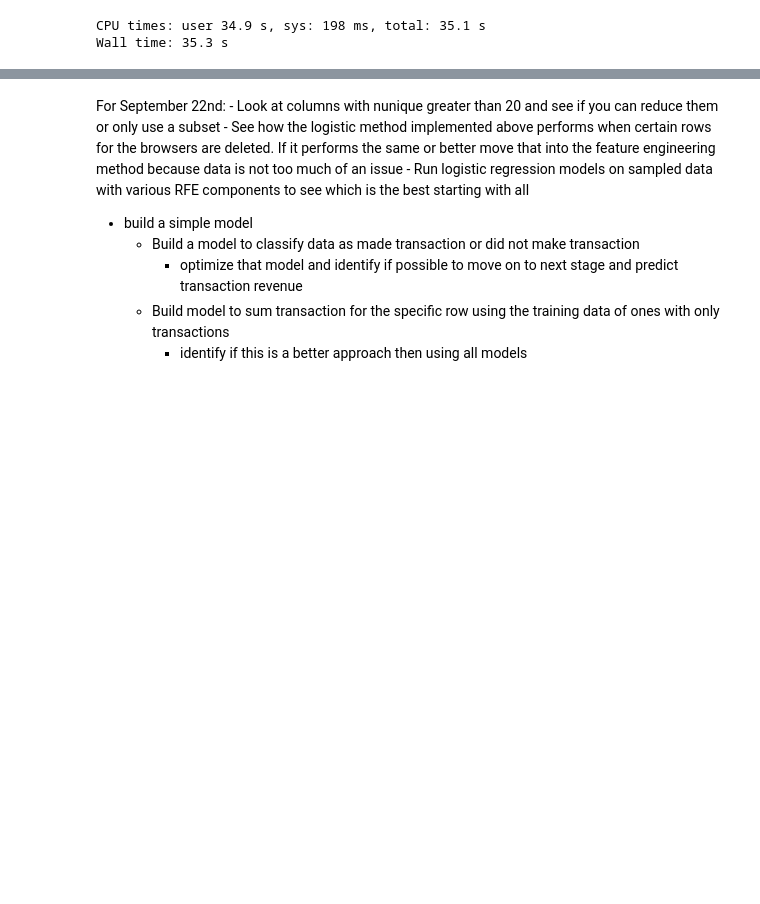
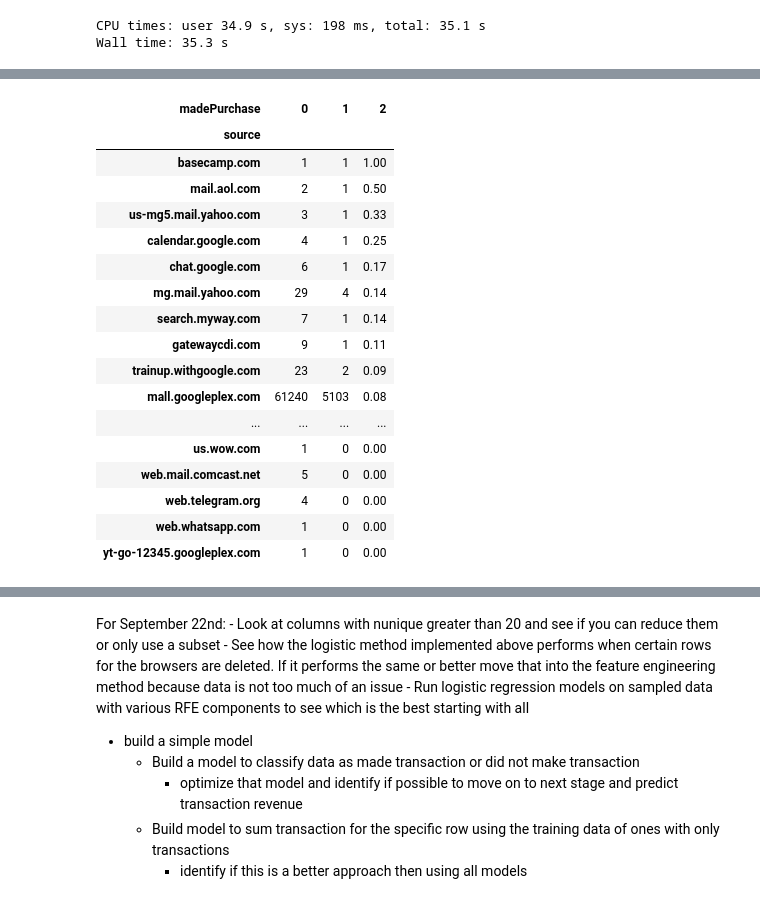
Before and after one commit to j2colaco/customer_revenue_prediction, a Jupyter notebook: data_cleaning_exploration.ipynb, the cells around one changed output, grey strips where cells are left out. Cells and saved outputs as stored; diff of their text form; code cells hidden in the pictures; blank space fills up the shorter version.

```diff
--- a/data_cleaning_exploration.ipynb
+++ b/data_cleaning_exploration.ipynb
@@ -1285,0 +1299,25 @@ train_data_v8[train_data_v8['referralPath_discount']==True].head()
+# %%
+crosstab = pd.crosstab(train_data_v8.source, train_data_v8.madePurchase)
+crosstab = crosstab.sort_values(crosstab.columns[1], ascending = False)
+crosstab[2] = round(crosstab[1]/crosstab[0],2)
+crosstab = crosstab.sort_values(crosstab.columns[2], ascending = False)
+crosstab
+# %% [output]
+| madePurchase | 0 | 1 | 2 |
+| source |  |  |  |
+| basecamp.com | 1 | 1 | 1.00 |
+| mail.aol.com | 2 | 1 | 0.50 |
+| us-mg5.mail.yahoo.com | 3 | 1 | 0.33 |
+| calendar.google.com | 4 | 1 | 0.25 |
+| chat.google.com | 6 | 1 | 0.17 |
+| mg.mail.yahoo.com | 29 | 4 | 0.14 |
+| search.myway.com | 7 | 1 | 0.14 |
+| gatewaycdi.com | 9 | 1 | 0.11 |
+| trainup.withgoogle.com | 23 | 2 | 0.09 |
+| mall.googleplex.com | 61240 | 5103 | 0.08 |
+| ... | ... | ... | ... |
+| us.wow.com | 1 | 0 | 0.00 |
+| web.mail.comcast.net | 5 | 0 | 0.00 |
+| web.telegram.org | 4 | 0 | 0.00 |
+| web.whatsapp.com | 1 | 0 | 0.00 |
+| yt-go-12345.googleplex.com | 1 | 0 | 0.00 |
```
Also changed, not shown: parts of 77 cells of this notebook.
